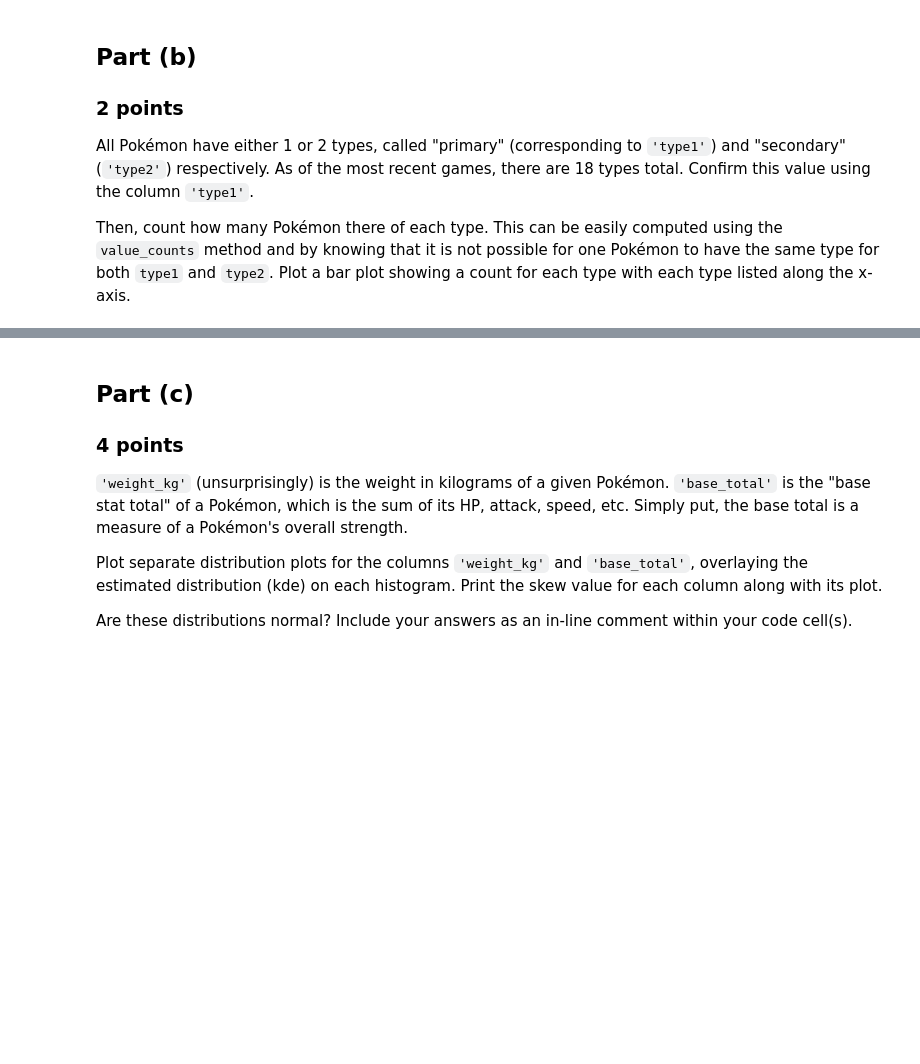
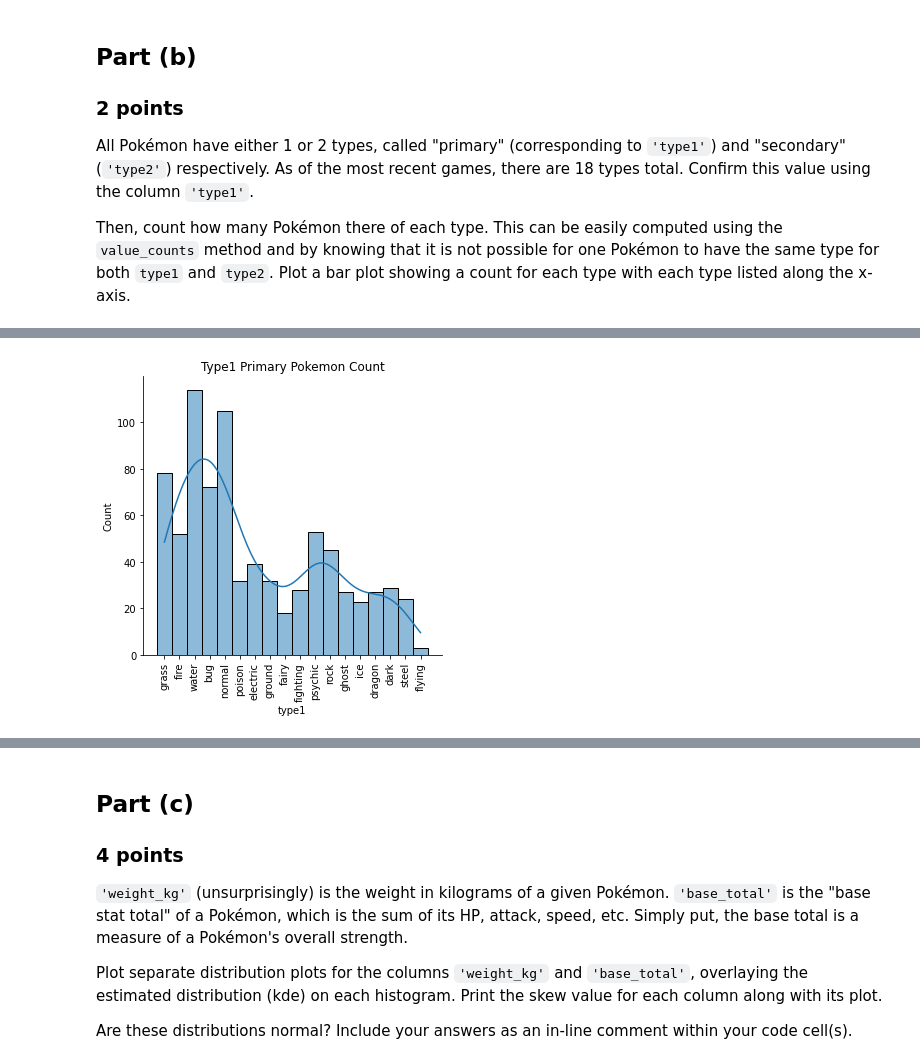
Before and after one commit to DuncanFerguson/GITHUB_REPOSITORY, a Jupyter notebook: DU_MSDS/Data Science Tools 1/Assignment_6/Duncan_Ferguson_Assignment _6 _Inferential_Statistics.ipynb, the cells around one changed output, grey strips where cells are left out. Saved outputs shown, nothing was run; the diff lists cells and outputs as text; code cells hidden in the pictures; blank space fills up the shorter version.

```diff
--- a/DU_MSDS/Data Science Tools 1/Assignment_6/Duncan_Ferguson_Assignment _6 _Inferential_Statistics.ipynb
+++ b/DU_MSDS/Data Science Tools 1/Assignment_6/Duncan_Ferguson_Assignment _6 _Inferential_Statistics.ipynb
@@ -46,0 +81,8 @@ Then, count how many Pokémon there of each type. This can be easily computed us
+# %%
+# Graphing Type 1 value counts
+plot = sns.displot(data=df.type1, kde=True)
+plot.set_xticklabels(rotation=90);
+plot.tight_layout()
+plt.title("Type1 Primary Pokemon Count");
+# %% [output]
+[figure, added]
```
Also changed, not shown: parts of 14 cells of this notebook.
